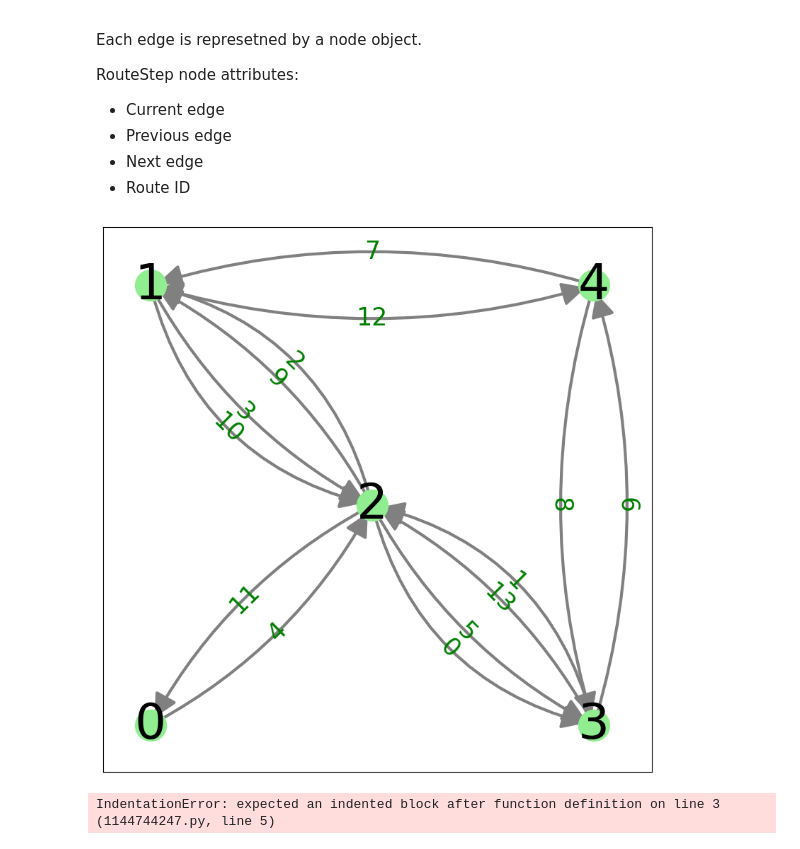
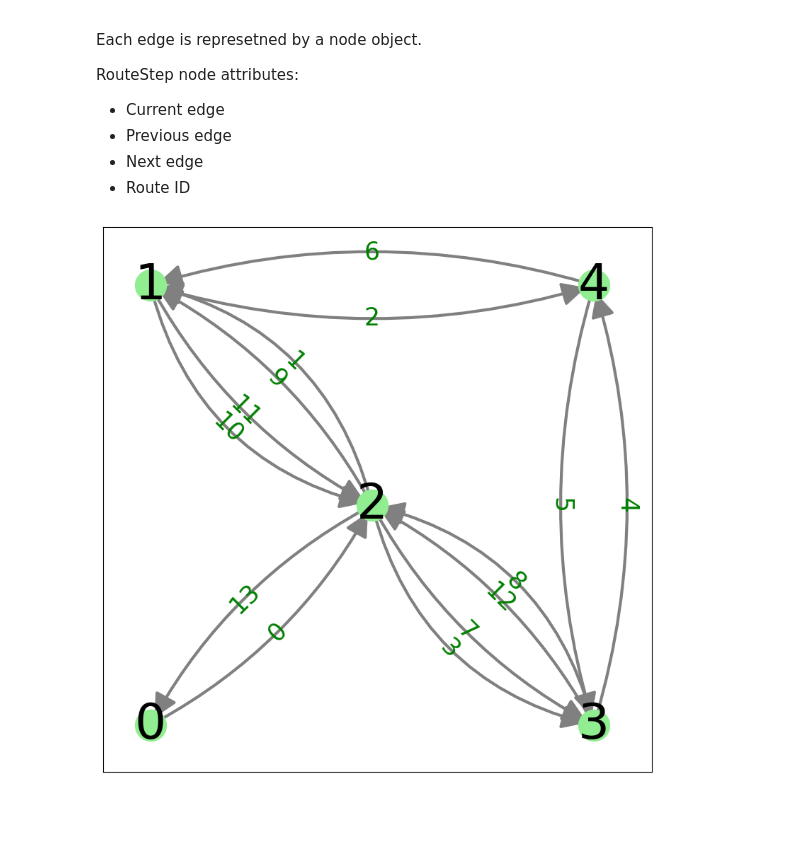
Before and after one commit to Ian1528/Snowplow-Route-Optimization, a Jupyter notebook: ToyProblem3-Multigraph/Crossover.ipynb, the cells around one changed output. Saved outputs shown, nothing was run; the diff lists cells and outputs as text; code cells hidden in the pictures; blank space fills up the shorter version.

```diff
--- a/ToyProblem3-Multigraph/Crossover.ipynb
+++ b/ToyProblem3-Multigraph/Crossover.ipynb
@@ -1267,13 +1282,13 @@ def removeDuplicates(changed_route_index, routes):
             if edge in added_route:
                 # duplicate
                 j = added_route.index(edge)
-                prevEdge = DEPOT if j == 0 else added_route[j-1]
-                nextEdge = DEPOT if j == len(added_route)-1 else added_route[j+1]
+                prevEdge = (DEPOT,DEPOT,0) if j == 0 else added_route[j-1]
+                nextEdge = (DEPOT,DEPOT,0) if j == len(added_route)-1 else added_route[j+1]
 
                 diff1 = get_dist(prevEdge, edge) + get_dist(edge, nextEdge) - get_dist(prevEdge, nextEdge)
 
-                prevEdge = DEPOT if i == 0 else route[i-1]
-                nextEdge = DEPOT if i == len(route)-1 else route[i+1]
+                prevEdge = (DEPOT,DEPOT,0) if i == 0 else route[i-1]
+                nextEdge = (DEPOT,DEPOT,0) if i == len(route)-1 else route[i+1]
 
                 diff2 = get_dist(prevEdge, edge) + get_dist(edge, nextEdge) - get_dist(prevEdge, nextEdge)
 
@@ -1323,7 +1338,7 @@ def routes_cost(G, routes, NUMROUTES_PENALTY, DEADHEAD_PENALTY):
                 cost += get_dist(edge, next_edge)
             else:
                 # last required edge in the route, consider return to DEPOT
-                cost += get_dist(edge, DEPOT)
+                cost += get_dist(edge, (DEPOT,DEPOT,0))
 
             # penalize priorities
             edge_data = G[edge[0]][edge[1]][edge[2]]
@@ -1414,45 +1438,37 @@ RouteStep node attributes:
 - Previous edge
 - Next edge
 - Route ID
+# %%
+def find_indice(S, edge):
+    edge = tuple(edge)
+    for i in range(len(S)):
+        route = S[i]
+        if edge in route:
+            return (i,route.index(edge))
+
+    print("edge", edge, "not found in routes, which are \n", S)
+    return None
 # %%
 ## Interroute Changes: Route Based Crossover
 
-def relocate(S, edge1, edge2, indices1 = None, indices2 = None):
-
+def relocate(S_old, edge1, edge2, indices1 = None, indices2 = None):
+    '''
+    Returns the new route after the move has been made
+    '''
+    S = copy.deepcopy(S_old)
     # locate the indices if they aren't provided
     if indices1 == None:
-        for i in range(len(S)):
-            route = S[i]
-            if edge1 in route:
-                indices1 = (i, route.index(edge1))
-                break
-
+        indices1 = find_indice(S, edge1)
     if indices2 == None:
-        for i in range(len(S)):
-            route = S[i]
-            if edge2 in route:
-                indices2 = (i, route.index(edge2))
-                break
+        indices2 = find_indice(S, edge2)
 
     # relocate: move edge 1 after edge 2
     S[indices1[0]].remove(edge1)
     S[indices2[0]] = S[indices2[0]][:indices2[1]+1] + [edge1] + S[indices2[0]][indices2[1]+1:]
-
+    return S
 S0_testing = copy.deepcopy(S0_new)
-relocate(S0_testing, (4,1,0), (3,4,0))
-G_GraphS0 = add_order_attribute_from_edges(G_strong_multi, S0_testing)
+S_moved = relocate(S0_testing, (4,1,0), (3,4,0))
+G_GraphS0 = add_order_attribute_from_edges(G_strong_multi, S_moved)
 draw_labeled_multigraph(G_GraphS0, node_positions, 'order', color='green')
 # %% [output]
-[figure, old version]
+[figure, new version]
-# %%
-## Interroute Changes: Route Based Crossover
-
-def relocate(edge1, edge2):
-
-def relocate2(edge1, edge2):
-
-def swap(edge1, edge2):
-
-def two_opt(edge1, edge2):
-# %% [output]
-IndentationError: expected an indented block after function definition on line 3 (1144744247.py, line 5)
```
Also changed, not shown: parts of 28 cells of this notebook.
